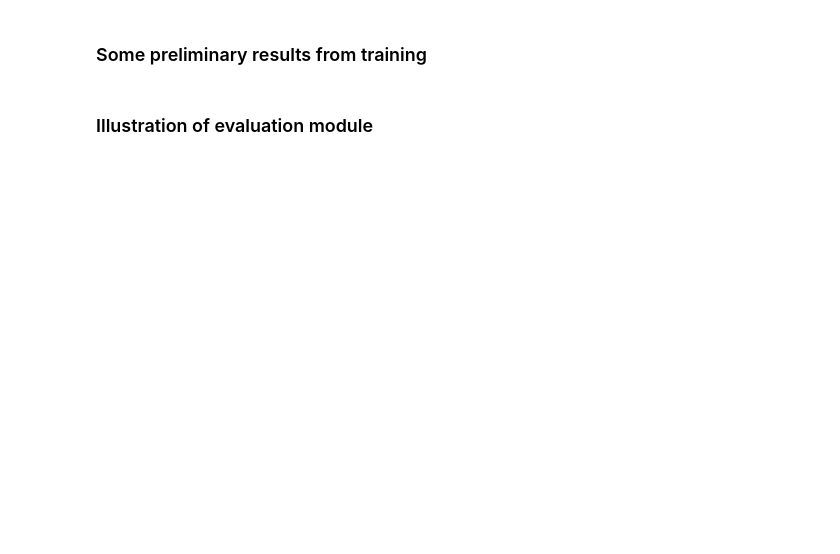
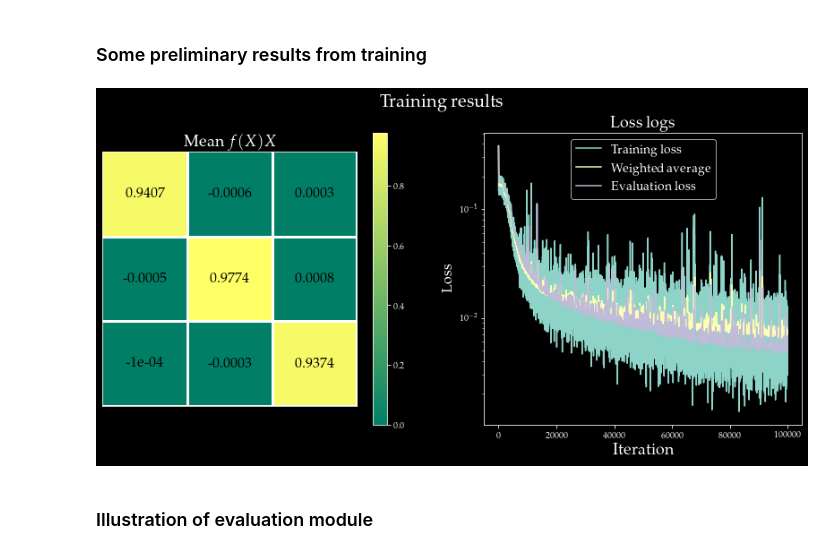
Before and after one commit to esa/neuralg, a Jupyter notebook: Matrix_Inversion_Baseline.ipynb, the cells around one changed output. Cells and saved outputs as stored; diff of their text form; code cells hidden in the pictures; blank space fills up the shorter version.

```diff
--- a/Matrix_Inversion_Baseline.ipynb
+++ b/Matrix_Inversion_Baseline.ipynb
@@ -85,34 +103,36 @@ fig = plt.figure()
 #Visualize how well the network output serves as an inverse
 ax = fig.add_subplot(121)
 mean_identity_approx = torch.matmul(pred,x_eval).mean(0)[0].detach().numpy()
 img = ax.imshow(mean_identity_approx, cmap = 'summer')
 for i in range(d):
         for j in range(d):
             t= ax.text(j, i, round(mean_identity_approx[i, j],4),
                        ha="center", va="center", color="black", fontsize = 16)
 # Create colorbar
 cbar = ax.figure.colorbar(img, ax=ax)
 ax.set_xticks(np.arange(0,3,1)+0.5)
 ax.set_yticks(np.arange(0,3,1)+0.5)
 ax.set_title('Mean $f(X)X$', fontsize = 18)
 ax.set_xticklabels('')
 ax.set_yticklabels('')
 ax.grid(color="w", linestyle='-', linewidth=3)
 ax.tick_params( bottom=False, left=False)
 
 # Plot loss logs
 ax = fig.add_subplot(122)
 ax.plot(loss_log, label = "Training loss")
 ax.plot(weighted_average_log, label = "Weighted average")
-ax.plot(np.linspace(0,k,len(eval_loss_log)), eval_loss_log, label= "Evaluation loss")
+ax.plot(np.linspace(0,k,len(eval_loss_log)), [x.detach().numpy() for x in eval_loss_log], label= "Evaluation loss")
 ax.set_yscale('log')
 #ax.set_xscale('log')
 ax.set_title('Loss logs', fontsize = 18)
 ax.legend(fontsize = 14)
 fig.suptitle('Training results', fontsize=20)
 ax.set_xlabel('Iteration', fontsize=18)
 ylabel = ax.set_ylabel('Loss', fontsize=16)
 #plt.savefig("training_results_diag.png")
+# %% [output]
+[figure, added]
 # %% [markdown]
 ### Illustration of evaluation module
 # %%
```
Also changed, not shown: parts of 2 cells of this notebook, 2 other files.
